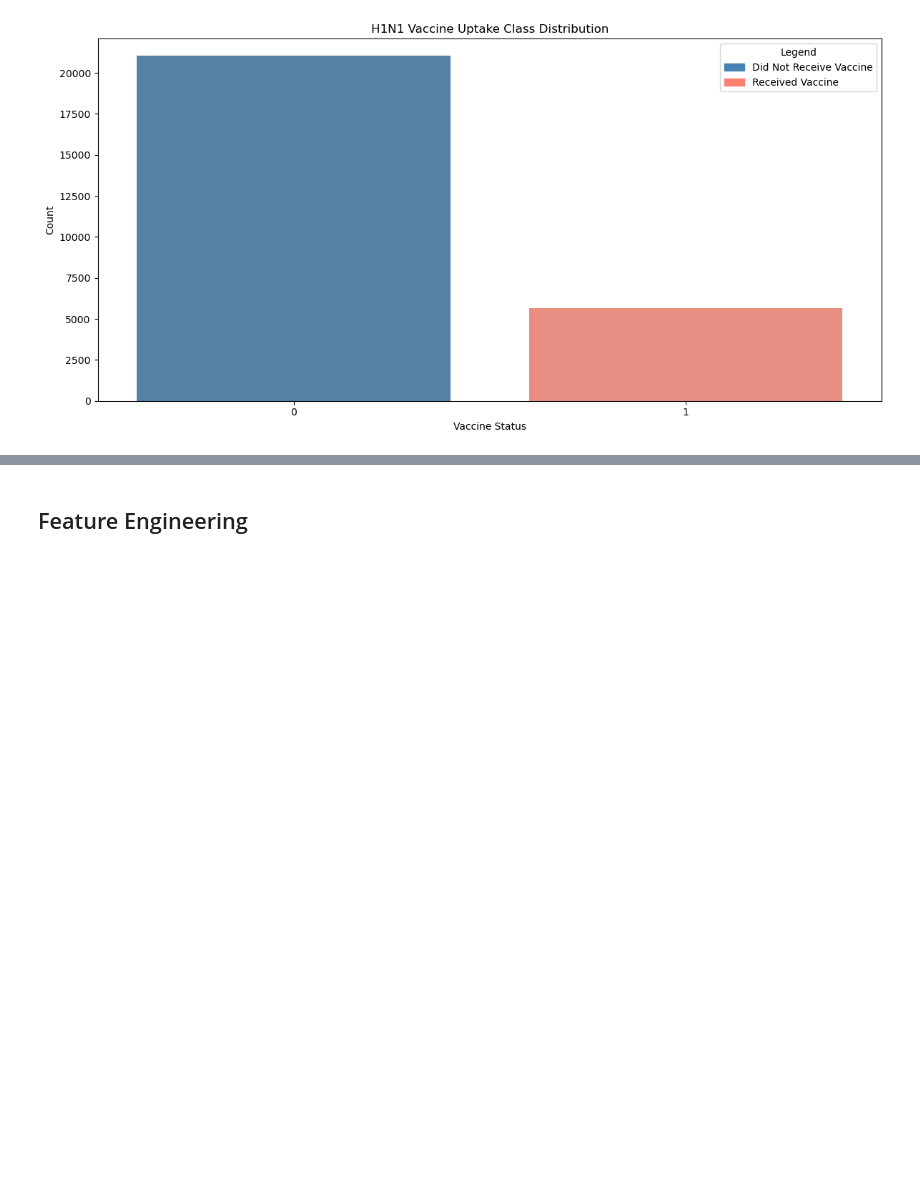
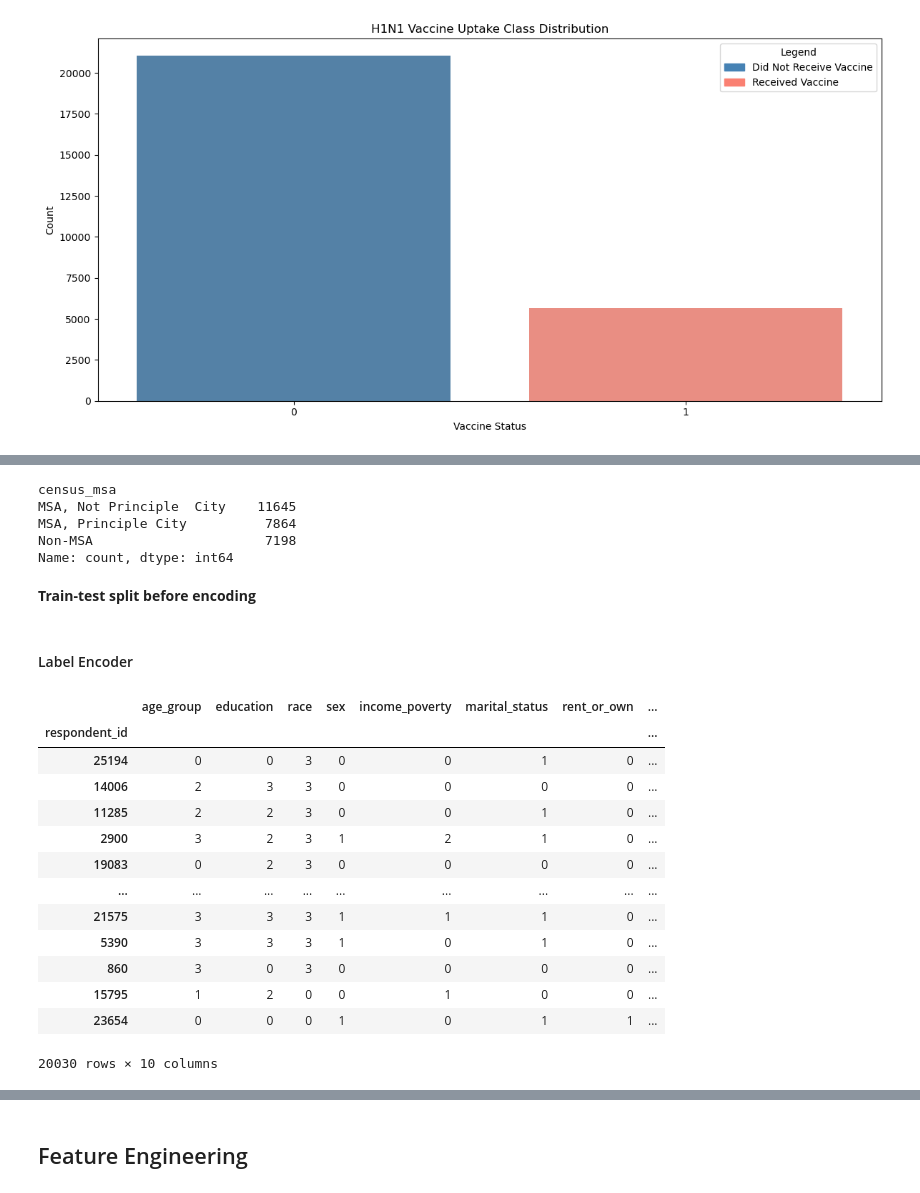
Before and after one commit to Rgmoogachiri/DSC-phase-3-project, a Jupyter notebook: H1N1_and_seasonal_flu_vaccines_prediction.ipynb, the cells around one changed output, grey strips where cells are left out. Drawn from its saved outputs; the diff is of its cells as text; code cells hidden in the pictures; blank space fills up the shorter version.

```diff
--- a/H1N1_and_seasonal_flu_vaccines_prediction.ipynb
+++ b/H1N1_and_seasonal_flu_vaccines_prediction.ipynb
@@ -341,0 +478,10 @@ plt.savefig('Visualization1')
+# %%
+merged_df['census_msa'].value_counts()  #label encoder
+# %% [output]
+census_msa
+MSA, Not Principle  City    11645
+MSA, Principle City          7864
+Non-MSA                      7198
+Name: count, dtype: int64
+# %% [markdown]
+**Train-test split before encoding**
@@ -341,0 +493,28 @@ plt.savefig('Visualization1')
+# %% [markdown]
+#### Label Encoder
+# %%
+from sklearn.preprocessing import LabelEncoder
+
+enc = LabelEncoder()
+X_train[['age_group', 'education', 'race', 'sex','income_poverty', 'marital_status',
+           'rent_or_own','employment_status', 'hhs_geo_region',
+           'census_msa' ]] = X_train[['age_group', 'education', 'race', 'sex','income_poverty', 'marital_status',
+           'rent_or_own','employment_status', 'hhs_geo_region', 'census_msa']].apply(enc.fit_transform)
+
+X_train[['age_group', 'education', 'race', 'sex','income_poverty', 'marital_status',
+           'rent_or_own','employment_status', 'hhs_geo_region', 'census_msa']]
+# %% [output]
+|  | age_group | education | race | sex | income_poverty | marital_status | rent_or_own | ... |
+| respondent_id |  |  |  |  |  |  |  | ... |
+| 25194 | 0 | 0 | 3 | 0 | 0 | 1 | 0 | ... |
+| 14006 | 2 | 3 | 3 | 0 | 0 | 0 | 0 | ... |
+| 11285 | 2 | 2 | 3 | 0 | 0 | 1 | 0 | ... |
+| 2900 | 3 | 2 | 3 | 1 | 2 | 1 | 0 | ... |
+| 19083 | 0 | 2 | 3 | 0 | 0 | 0 | 0 | ... |
+| ... | ... | ... | ... | ... | ... | ... | ... | ... |
+| 21575 | 3 | 3 | 3 | 1 | 1 | 1 | 0 | ... |
+| 5390 | 3 | 3 | 3 | 1 | 0 | 1 | 0 | ... |
+| 860 | 3 | 0 | 3 | 0 | 0 | 0 | 0 | ... |
+| 15795 | 1 | 2 | 0 | 0 | 1 | 0 | 0 | ... |
+| 23654 | 0 | 0 | 0 | 1 | 0 | 1 | 1 | ... |
+20030 rows × 10 columns
```
Also changed, not shown: parts of 47 cells of this notebook.
